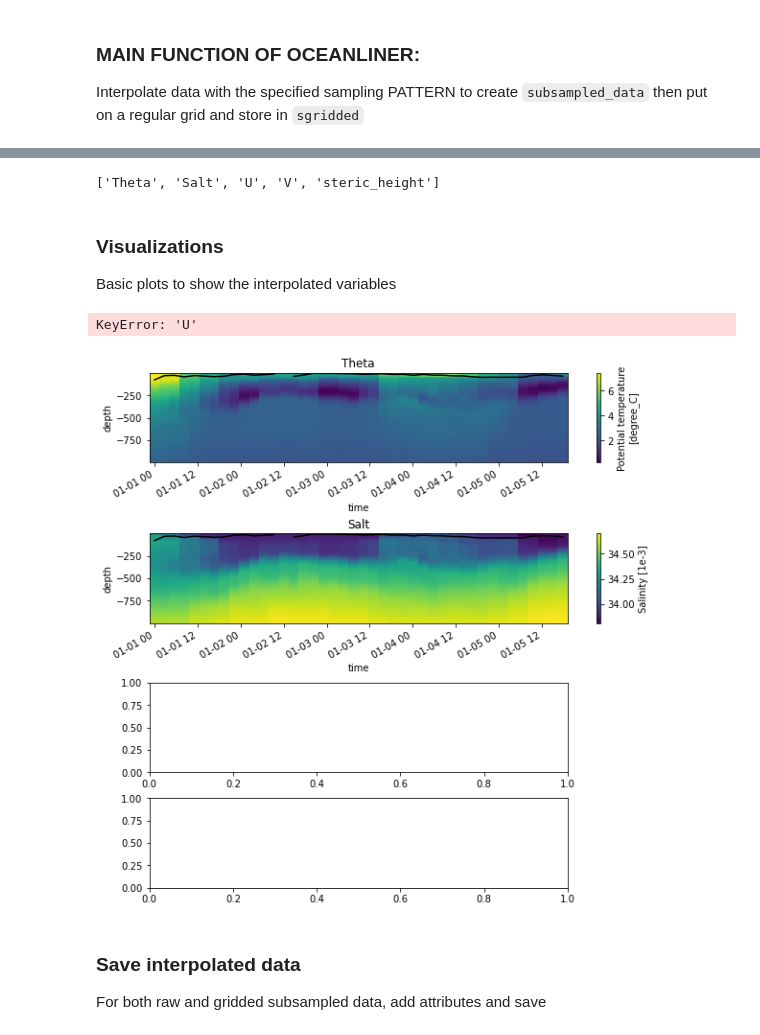
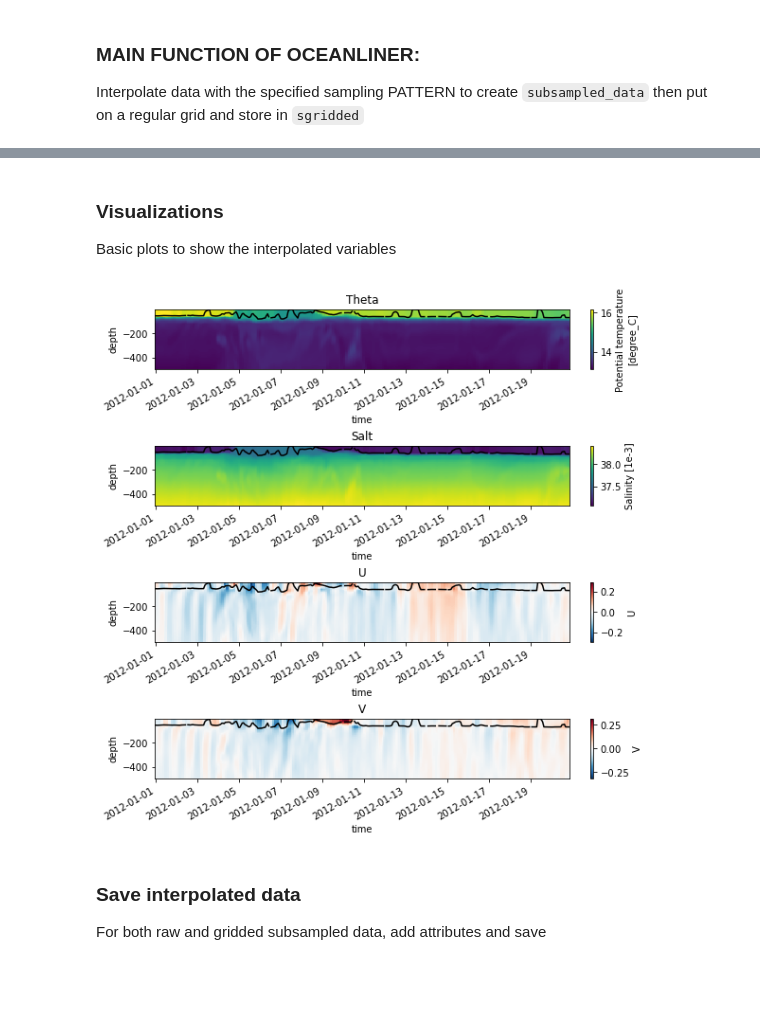
Before and after one commit to kdrushka/oceanliner, a Jupyter notebook: run_oceanliner.ipynb, the cells around one changed output, grey strips where cells are left out. Drawn from its saved outputs; the diff is of its cells as text; code cells hidden in the pictures; blank space fills up the shorter version.

```diff
--- a/run_oceanliner.ipynb
+++ b/run_oceanliner.ipynb
@@ -82,7 +82,7 @@ start_date = datetime.date(2012,1,1)
 # ndays: number of days over which to subsample the model (starting at start_date)
 #   note: ndays must be >1
 #   note: a large number of ndays may crash smaller machines
-ndays = 5
+ndays = 20
 # --------------------------------------------------------------------
 
 
@@ -95,12 +95,12 @@ outputdir = '/data3/adac/osse_output/' + RegionName + '/'
 # directory where figures will be stored
 figdir = '/data2/Dropbox/projects/adac/figures/' + RegionName + '/' # store figures
 # --------------------------------------------------------------------
-# directory where data files are stored
-datadir = '/Users/kdrushka/data/adac/mitgcm/netcdf/' + RegionName + '/'
-# directory where generated output files will be stored
-outputdir = '/data3/adac/osse_output/' + RegionName + '/'
-# directory where figures will be stored
-figdir = '/data2/Dropbox/projects/adac/figures/' + RegionName + '/' # store figures
+# # directory where data files are stored
+# datadir = '/Users/kdrushka/data/adac/mitgcm/netcdf/' + RegionName + '/'
+# # directory where generated output files will be stored
+# outputdir = '/data3/adac/osse_output/' + RegionName + '/'
+# # directory where figures will be stored
+# figdir = '/data2/Dropbox/projects/adac/figures/' + RegionName + '/' # store figures
 # --------------------------------------------------------------------
 
 
@@ -120,7 +120,7 @@ PLATFORM = 'glider'
 #  or, a filename (string) of a netCDF file specifying the waypoints as {'waypoint_file':'filename.nc'} (EXAMPLE NEEDED)
 #  or, None - in which case a simple pattern within the domain will be selected based on "PATTERN" (useful for testing/demo)
 #  ** note, if the waypoints are outside of the domain, get_survey_track will raise an error (TODO: add warning earlier)
-WAYPOINTS = None# {'x':[151, 152, 153, 154], 'y':[-55, -56, -55, -56]}
+WAYPOINTS = None #{'x':[2, 2, 2.5, 2.5, 2, 2], 'y':[38, 39, 39, 38, 38, 39]}
 
 # PATTERN: if WAYPOINTS=None, generate waypoints using this pattern:
 #   options are back-forth (repeated back+forth betwen two waypoints) or lawnmower (radiator survey)
@@ -133,10 +133,10 @@ AT_END = 'reverse'
 
 # zrange: depth range of measurements as a 2-element list.
 #   * note, if depth values are negative (As in MITgcm), zrange should be negative
-zrange = [-1, -1000]
+zrange = [-1, -500]
 
 # z_res: vertical sampling resolution in m
-z_res = 1
+z_res = 5
 
 # zmooring: for PLATFORM=mooring,
 #   specify the depth of the instruments
@@ -431,38 +439,31 @@ ValueError: Dimensions {'i'} do not exist. Expected one or more of Frozen({'i_g'
-# %%
-sampling_details['DERIVED_VARIABLES'] = {'steric_height', 'vorticity'} # or, None
-vbls3d = ['Theta','Salt', 'U', 'V']
-
-if ('steric_height' in sampling_details['DERIVED_VARIABLES']):
-    vbls3d.append('steric_height')
-    print(vbls3d)
-# %% [output]
-['Theta', 'Salt', 'U', 'V', 'steric_height']
 # %% [markdown]
 ### Visualizations
 
 Basic plots to show the interpolated variables
 # %%
 # 3d fields
-vbls3d = ['Theta','Salt','U','V','vorticity']
-vbls3d = ['Theta','Salt','U','V']
+vbls3d = ['Theta','Salt', 'U', 'V']
+if ((sampling_details['DERIVED_VARIABLES']) and ('vorticity' in sampling_details['DERIVED_VARIABLES'])):
+    vbls3d.append('vorticity')
+
+
 
 ylim = [min(sgridded['depth'].values), max(sgridded['depth'].values)]
 # ylim = [-200, -1]
 
 nr = len(vbls3d) # # of rows
 fig,ax=plt.subplots(nr,figsize=(8,len(vbls3d)*2),constrained_layout=True)
 
 
 for j in range(nr):
     sgridded[vbls3d[j]].plot(ax=ax[j], ylim=ylim)
     ax[j].plot(sgridded.time.data, -sgridded.KPPhbl.data, c='k')
     ax[j].set_title(vbls3d[j])
 
 if SAVE_FIGURES:
     plt.savefig(figdir + filename_base + '_3D.png', dpi=400, transparent=False, facecolor='white')
 # %% [output]
-KeyError: 'U'
-[figure, old version]
+[figure, new version]
 # %%
 ## selected 2d fields
 j=0
```
Also changed, not shown: parts of 10 cells of this notebook, 1 other file.
